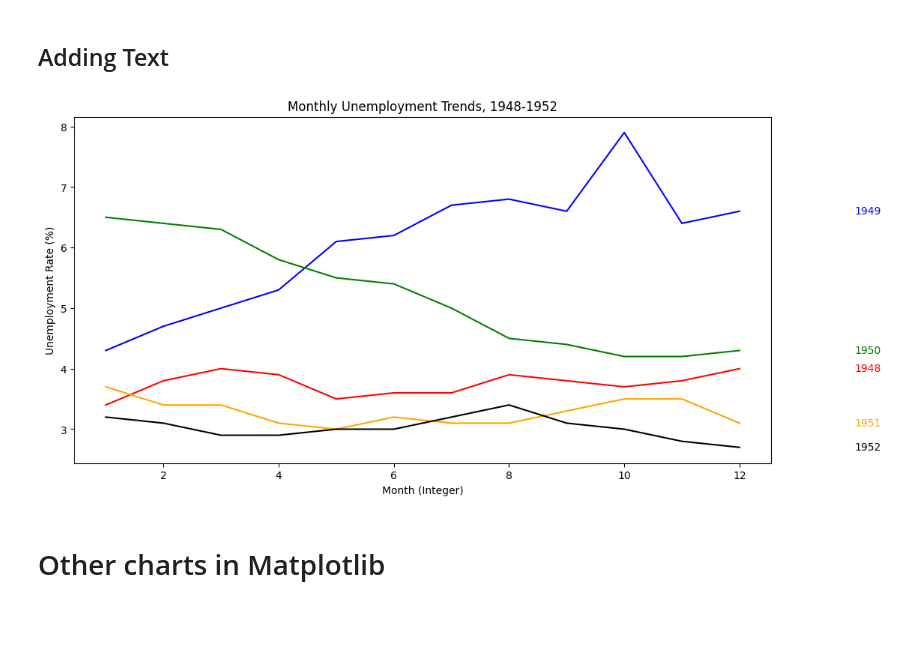
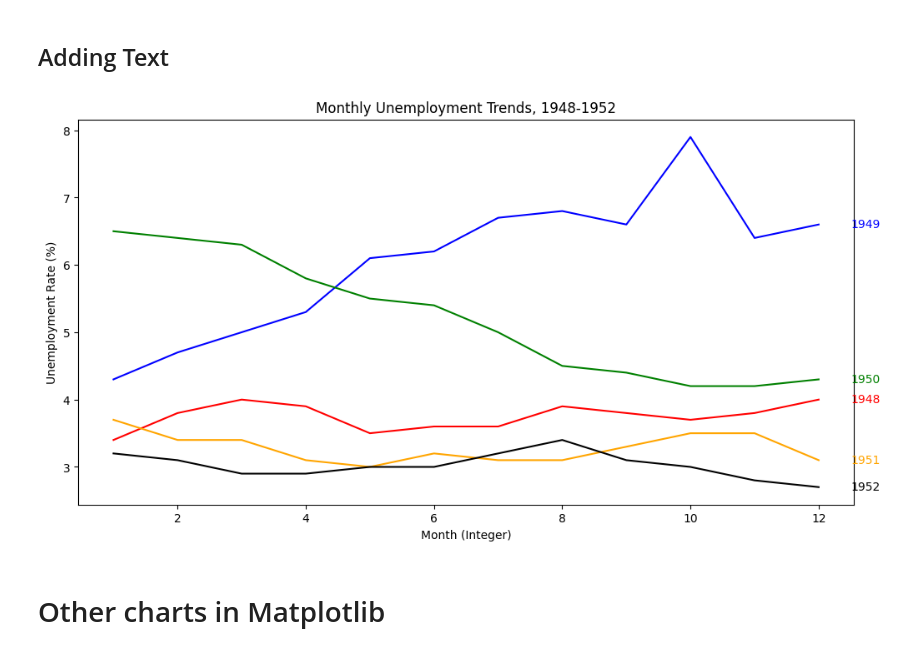
Before and after one commit to l0kol/matplotlib_course, a Jupyter notebook: Prikazovanje_podatkov.ipynb, the cells around one changed output. Cells and saved outputs as stored; diff of their text form; code cells hidden in the pictures; blank space fills up the shorter version.

Commit message:
updated images

```diff
--- a/08_Prikazovanje_podatkov_osnovno_CLEAN.ipynb
+++ b/Prikazovanje_podatkov.ipynb
@@ -452,33 +452,33 @@ plt.show()
 # %%
 fig = plt.figure(figsize=(12, 6))
 colors = ['red', 'blue', 'green', 'orange', 'black']
 
 for i in range(5):
     start_index = i * 12
     end_index = (i + 1) * 12
     subset = unrate[start_index:end_index]
     label = str(1948 + i)
 
     # Plot the line
     plt.plot(subset['MONTH'], subset['VALUE'], c=colors[i])
 
     # Add label at the end of the line
     plt.text(
-        subset['MONTH'].iloc[-1] + 2,  # By default, this is in data coordinates.
+        subset['MONTH'].iloc[-1] + 0.5,  # By default, this is in data coordinates.
         subset['VALUE'].iloc[-1],         # y-position (last value)
         label,                            # Text to display
         color=colors[i],                  # Match line color
         va='center',                      # Vertical alignment
         ha='left',                        # Horizontal alignment
         fontsize=10,
     )
 
 plt.title("Monthly Unemployment Trends, 1948-1952")
 plt.xlabel("Month (Integer)")
 plt.ylabel("Unemployment Rate (%)")
 plt.show()
 # %% [output]
-[figure, old version]
+[figure, new version]
 # %% [markdown]
 # Other charts in Matplotlib
 # %% [markdown]
```
Also changed, not shown: parts of 39 cells of this notebook, 15 other files.
